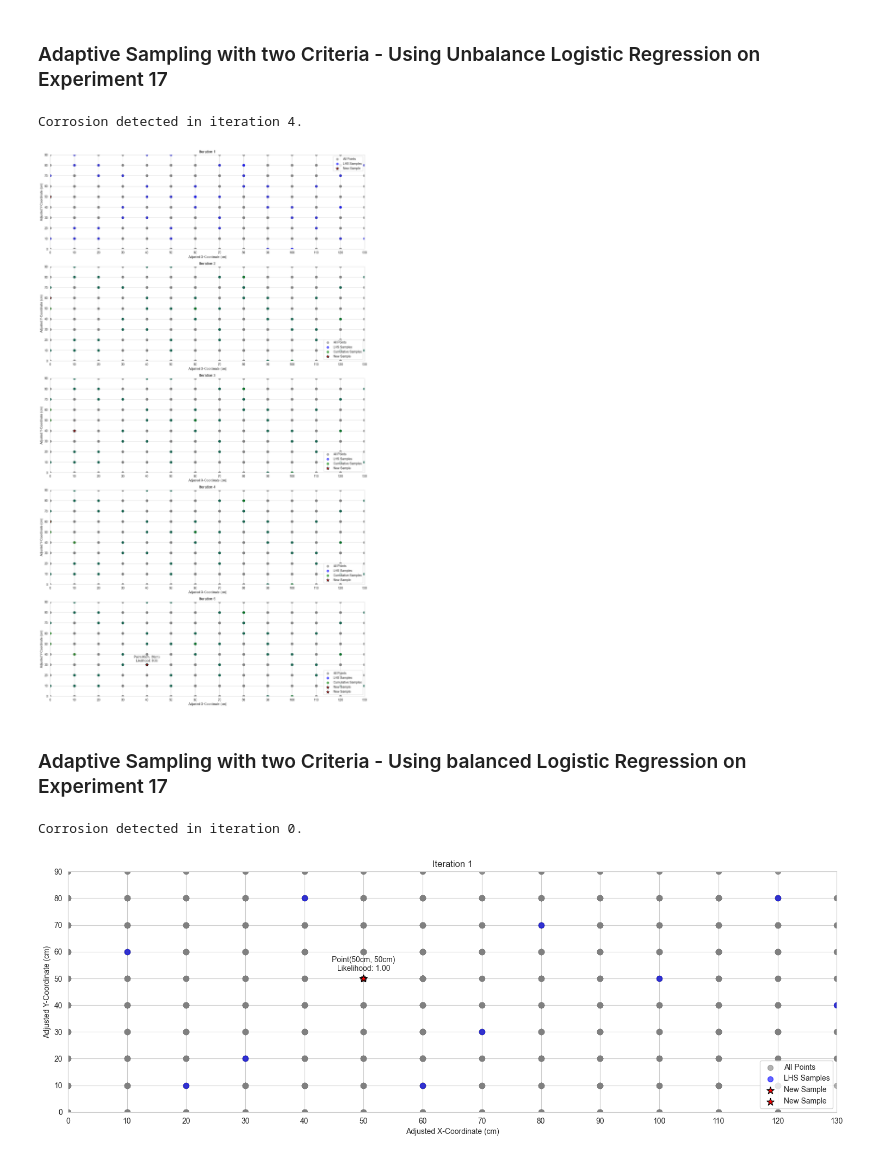
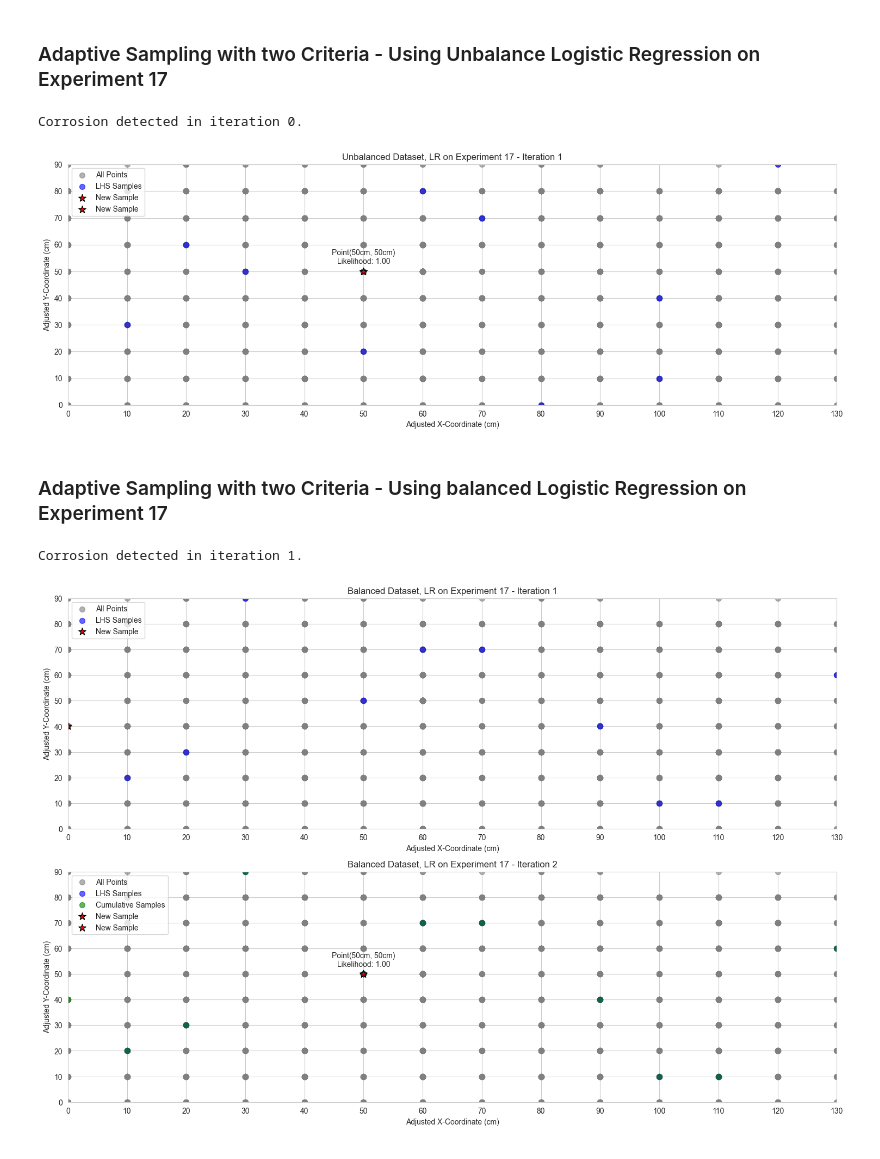
Before and after one commit to ghezalahmad/Adaptive-Sampling, a Jupyter notebook: AS_Balance_Unbalace_Logistic_Regression.ipynb, the cells around one changed output. Saved outputs shown, nothing was run; the diff lists cells and outputs as text; code cells hidden in the pictures.

Commit message:
LR on both Experiment

```diff
--- a/AS_Balance_Unbalace_Logistic_Regression.ipynb
+++ b/AS_Balance_Unbalace_Logistic_Regression.ipynb
@@ -248,14 +257,14 @@ def latin_hypercube_sampling(data, n_samples):
     return scaled_samples
 
 
-# Filter data for Experiment 18
-data_17 = data[data['Experiment'] == 18]
-# Resetting the index for data_18
+# Filter data for Experiment 17
+data_17 = data[data['Experiment'] == 17]
+# Resetting the index for data_17
 data_17 = data_17.reset_index(drop=True)
 
 # Now you can use this function in your code as before
-lhs_x_samples = latin_hypercube_sampling(data_17['X-Coordinate_Adjusted_10'], 50)
-lhs_y_samples = latin_hypercube_sampling(data_17['Y-Coordinate_Adjusted_10'], 50)
+lhs_x_samples = latin_hypercube_sampling(data_17['X-Coordinate_Adjusted_10'], 10)
+lhs_y_samples = latin_hypercube_sampling(data_17['Y-Coordinate_Adjusted_10'], 10)
 
 
 initial_samples = []
@@ -301,7 +310,7 @@ def plot_adaptive_sampling(lhs_samples, cumulative_samples, new_sample, iteratio
 
     plt.xlabel('Adjusted X-Coordinate (cm)')
     plt.ylabel('Adjusted Y-Coordinate (cm)')
-    plt.title(f'Iteration {iteration + 1}')
+    plt.title(f'Unbalanced Dataset, LR on Experiment 17 - Iteration {iteration + 1}')
     plt.grid(True)
     plt.xticks(np.arange(0, 131, 10))
     plt.yticks(np.arange(0, 91, 10))
@@ -335,35 +344,35 @@ for iteration in range(10):  # Set the number of iterations
     # Check if criteria are met
     criteria_met = predicted_label[0] == 1 and predicted_proba > 0.5
 
     # Update plot for each iteration including likelihood if criteria are met
     plot_adaptive_sampling(lhs_samples, cumulative_samples, new_sample, iteration, criteria_met, predicted_proba)
 
     # Break if criteria are met
     if criteria_met:
         print(f"Corrosion detected in iteration {iteration}.")
         break
 
     # ... rest of the loop ...
         # Update the sets of selected and unselected samples
     cumulative_samples = pd.concat([cumulative_samples, new_sample])
 
     # Drop the new sample from unselected_data using a boolean mask
     mask = unselected_data.index.isin(new_sample.index)
     unselected_data = unselected_data[~mask].reset_index(drop=True)
 
     # Check if the new point meets the criteria (corrosion detected with label == 1 and p > 0.5)
     predicted_label = log_reg.predict(new_sample[features])
     predicted_proba = log_reg.predict_proba(new_sample[features])[:, 1]
 
     if predicted_label[0] == 1 or predicted_proba[0] > 0.5:
         print(f"Corrosion detected in iteration {iteration}.")
         break
 
 plt.tight_layout()
 plt.show()
 # %% [output]
-Corrosion detected in iteration 4.
+Corrosion detected in iteration 0.
-[figure, old version]
+[figure, new version]
 # %% [markdown]
 ### Adaptive Sampling with two Criteria - Using balanced Logistic Regression on  Experiment 17
 # %%
@@ -401,9 +410,9 @@ def latin_hypercube_sampling(data, n_samples):
     return scaled_samples
 
 
-# Filter data for Experiment 18
-data_17 = data[data['Experiment'] == 18]
-# Resetting the index for data_18
+# Filter data for Experiment 17
+data_17 = data[data['Experiment'] == 17]
+# Resetting the index for data_17
 data_17 = data_17.reset_index(drop=True)
 
 # Now you can use this function in your code as before
@@ -454,7 +463,7 @@ def plot_adaptive_sampling(lhs_samples, cumulative_samples, new_sample, iteratio
 
     plt.xlabel('Adjusted X-Coordinate (cm)')
     plt.ylabel('Adjusted Y-Coordinate (cm)')
-    plt.title(f'Iteration {iteration + 1}')
+    plt.title(f'Balanced Dataset, LR on Experiment 17 - Iteration {iteration + 1}')
     plt.grid(True)
     plt.xticks(np.arange(0, 131, 10))
     plt.yticks(np.arange(0, 91, 10))
@@ -515,5 +524,5 @@ for iteration in range(10):  # Set the number of iterations
 plt.tight_layout()
 plt.show()
 # %% [output]
-Corrosion detected in iteration 0.
+Corrosion detected in iteration 1.
-[figure, old version]
+[figure, new version]
```
Also changed, not shown: parts of 6 cells of this notebook.
